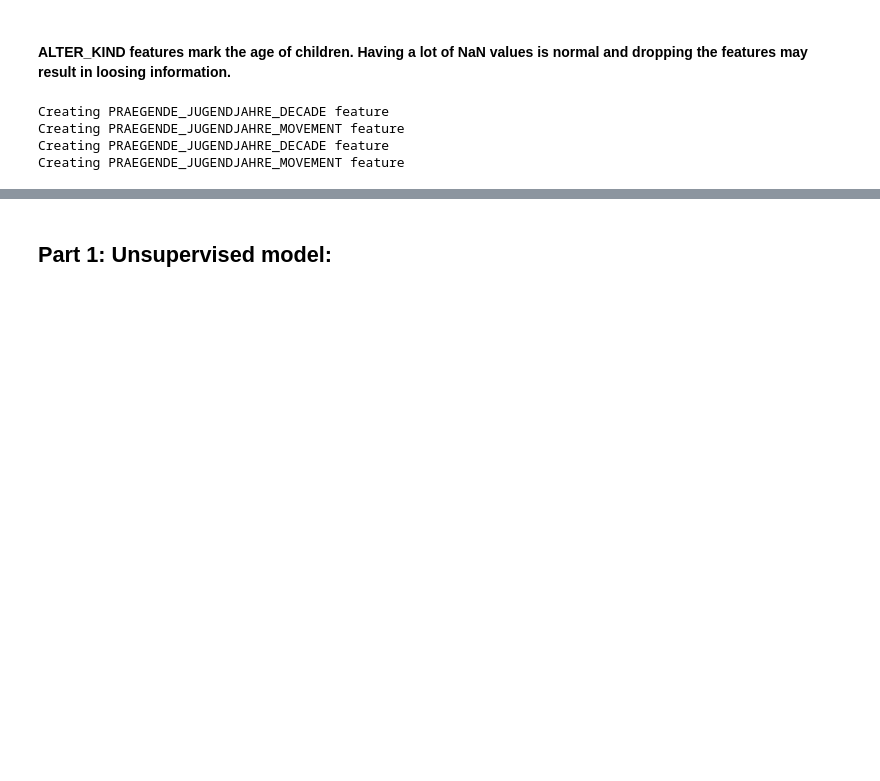
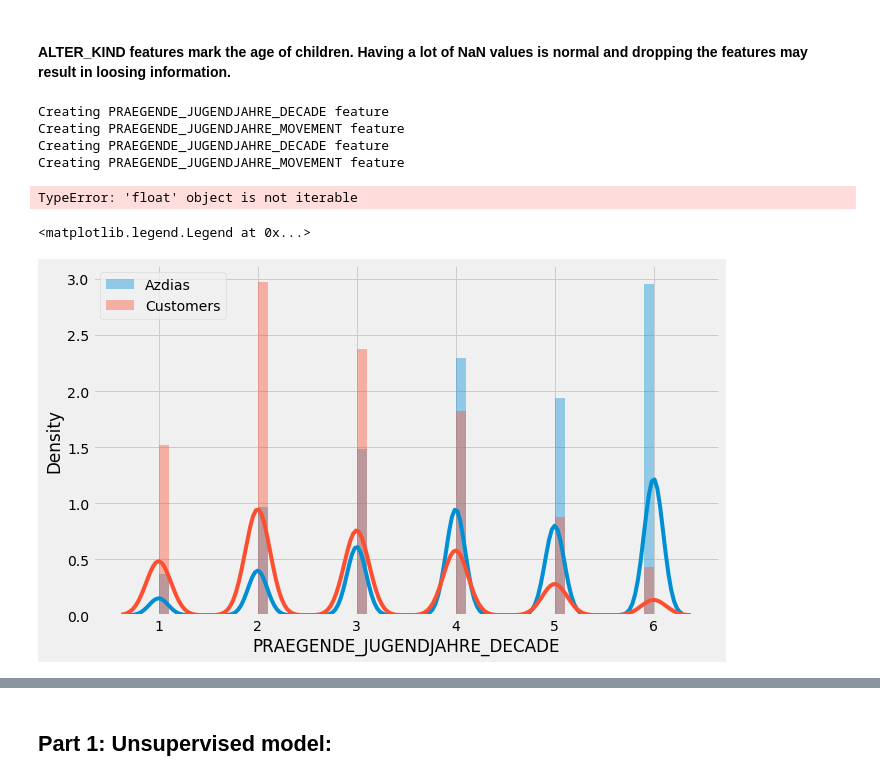
Before and after one commit to tmishinev/Customer_Segmentation_report-Arvato_Bertelsmann, a Jupyter notebook: Arvato Project Workbook.ipynb, the cells around one changed output, grey strips where cells are left out. Saved outputs shown, nothing was run; the diff lists cells and outputs as text; code cells hidden in the pictures; blank space fills up the shorter version.

```diff
--- a/Arvato Project Workbook.ipynb
+++ b/Arvato Project Workbook.ipynb
@@ -177,3 +177,16 @@ Creating PRAEGENDE_JUGENDJAHRE_DECADE feature
 Creating PRAEGENDE_JUGENDJAHRE_MOVEMENT feature
 Creating PRAEGENDE_JUGENDJAHRE_DECADE feature
 Creating PRAEGENDE_JUGENDJAHRE_MOVEMENT feature
+# %%
+sns.barplot(azdias['PRAEGENDE_JUGENDJAHRE_DECADE'].apply(lambda x: x*100/sum(x)))
+# %% [output]
+TypeError: 'float' object is not iterable
+# %%
+#Distribution of DECADE feature
+fig = plt.figure(figsize = (10,6))
+sns.distplot(azdias['PRAEGENDE_JUGENDJAHRE_DECADE'], norm_hist = True, label='Azdias')
+sns.distplot(customers['PRAEGENDE_JUGENDJAHRE_DECADE'], norm_hist = True, label='Customers')
+plt.legend()
+# %% [output]
+<matplotlib.legend.Legend at 0x...>
+[figure, added]
```
Also changed, not shown: parts of 5 cells of this notebook.
